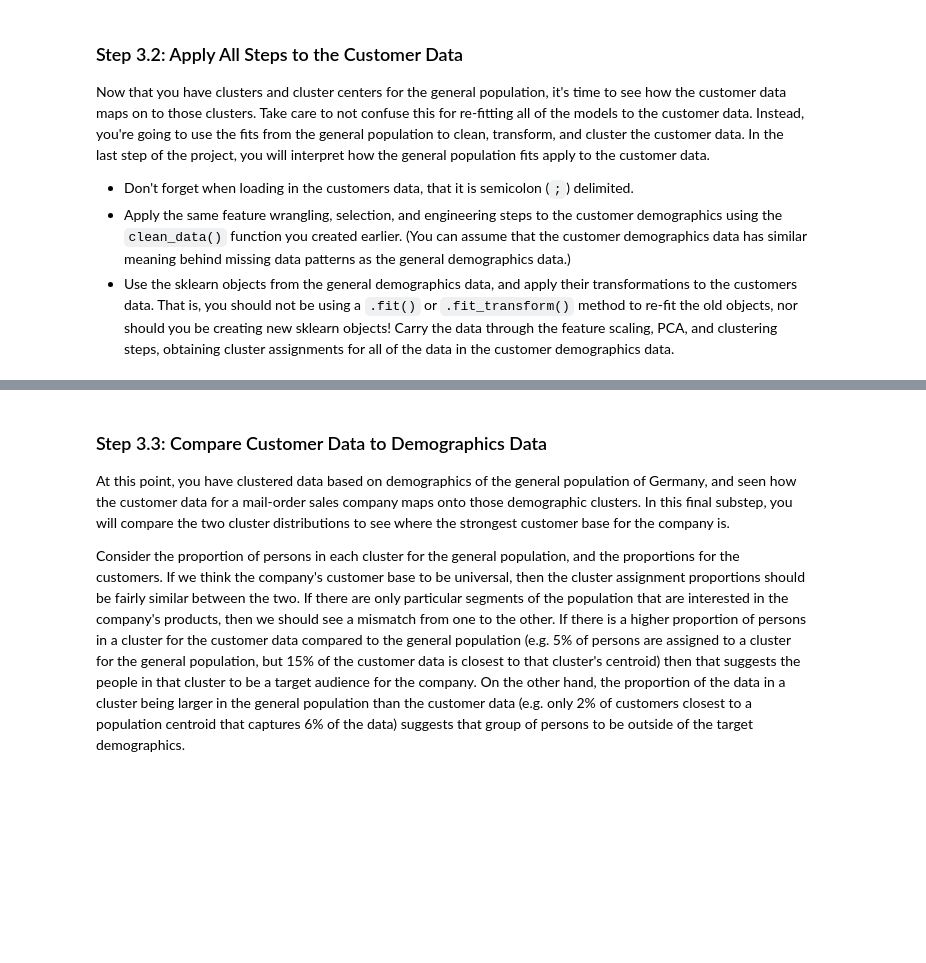
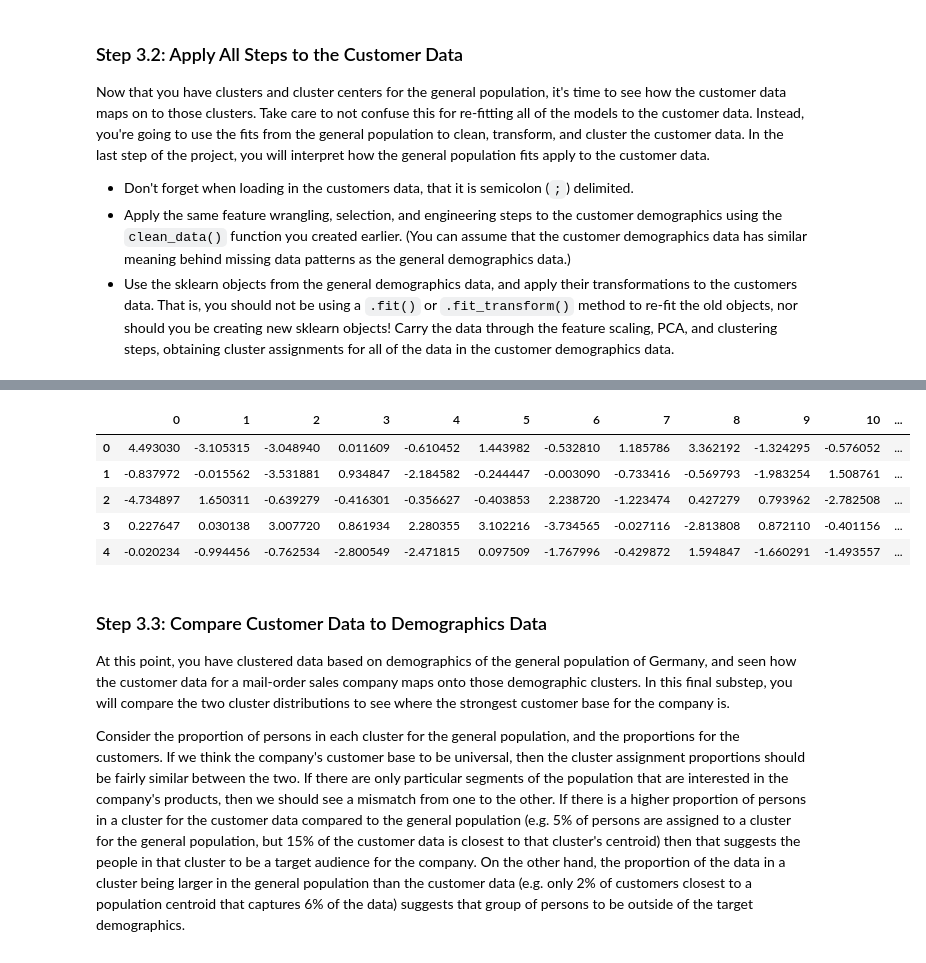
Before and after one commit to ahmedag91/Customer-Segmentation-Using-ML, a Jupyter notebook: Identify_Customer_Segments.ipynb, the cells around one changed output, grey strips where cells are left out. Saved outputs shown, nothing was run; the diff lists cells and outputs as text; code cells hidden in the pictures; blank space fills up the shorter version.

Commit message:
Update the notebook
The customer data has been preprocessed, encoded, cleaned, and reduced. Their labels have been predicted

```diff
--- a/Identify_Customer_Segments.ipynb
+++ b/Identify_Customer_Segments.ipynb
@@ -1098,5 +1082,6 @@ Now that you have clusters and cluster centers for the general population, it's
 - Use the sklearn objects from the general demographics data, and apply their transformations to the customers data. That is, you should not be using a `.fit()` or `.fit_transform()` method to re-fit the old objects, nor should you be creating new sklearn objects! Carry the data through the feature scaling, PCA, and clustering steps, obtaining cluster assignments for all of the data in the customer demographics data.
 # %%
 # Load in the customer demographics data.
-customers =
+customers = pd.read_csv('Udacity_CUSTOMERS_Subset.csv', sep=';')
+display(customers.head())
 # %% [output]
@@ -1105,3 +1115,8 @@ SyntaxError: invalid syntax (<ipython-input-403-416d584d1460>, line 2)
 # Apply preprocessing, feature transformation, and clustering from the general
 # demographics onto the customer data, obtaining cluster predictions for the
 # customer demographics data.
+
+# Encode the customer data
+customers_encoded = clean_data(customers)
+
+display(customers_encoded.head())
@@ -1107,0 +1147,7 @@ SyntaxError: invalid syntax (<ipython-input-403-416d584d1460>, line 2)
+# %%
+# Clean the data
+customer_cleaned = pd.DataFrame(
+    imputer.transform(customers_encoded),
+    columns = customers_encoded.columns,
+    )
+print(customer_cleaned.isnull().sum().sum())
@@ -1107,0 +1156,7 @@ SyntaxError: invalid syntax (<ipython-input-403-416d584d1460>, line 2)
+# %%
+# Scale the cleaned customer data
+customer_scaled = pd.DataFrame(
+    scaler_azdias.transform(customer_cleaned),
+    columns = customer_cleaned.columns,
+    )
+display(customer_scaled.head())
@@ -1107,0 +1170,11 @@ SyntaxError: invalid syntax (<ipython-input-403-416d584d1460>, line 2)
+# %%
+# Compute the PCAs of the customer_scaled
+customer_pca = pca.transform(customer_scaled)
+display(pd.DataFrame(customer_pca).head())
+# %% [output]
+|  | 0 | 1 | 2 | 3 | 4 | 5 | 6 | 7 | 8 | 9 | 10 | ... |
+| 0 | 4.493030 | -3.105315 | -3.048940 | 0.011609 | -0.610452 | 1.443982 | -0.532810 | 1.185786 | 3.362192 | -1.324295 | -0.576052 | ... |
+| 1 | -0.837972 | -0.015562 | -3.531881 | 0.934847 | -2.184582 | -0.244447 | -0.003090 | -0.733416 | -0.569793 | -1.983254 | 1.508761 | ... |
+| 2 | -4.734897 | 1.650311 | -0.639279 | -0.416301 | -0.356627 | -0.403853 | 2.238720 | -1.223474 | 0.427279 | 0.793962 | -2.782508 | ... |
+| 3 | 0.227647 | 0.030138 | 3.007720 | 0.861934 | 2.280355 | 3.102216 | -3.734565 | -0.027116 | -2.813808 | 0.872110 | -0.401156 | ... |
+| 4 | -0.020234 | -0.994456 | -0.762534 | -2.800549 | -2.471815 | 0.097509 | -1.767996 | -0.429872 | 1.594847 | -1.660291 | -1.493557 | ... |
```
Also changed, not shown: parts of 18 cells of this notebook.
